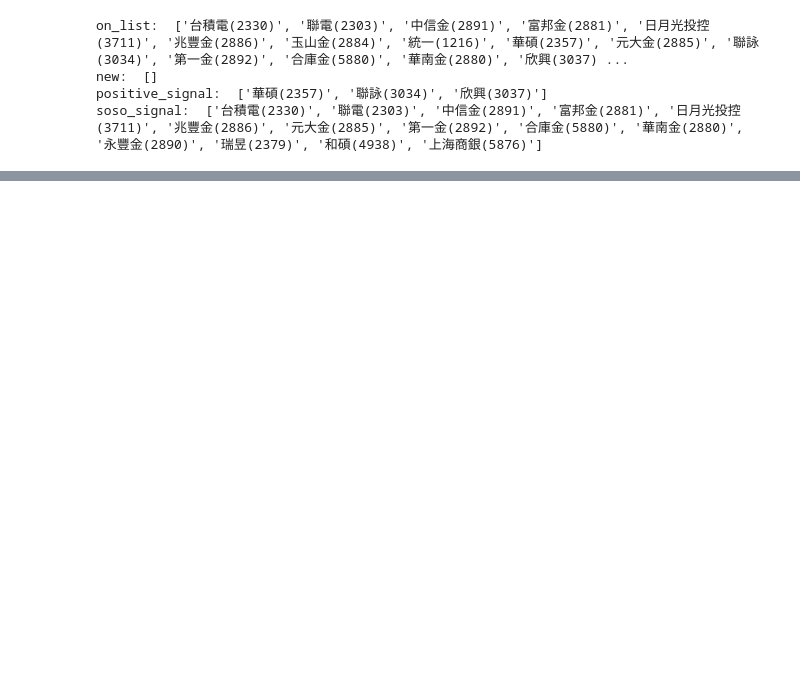
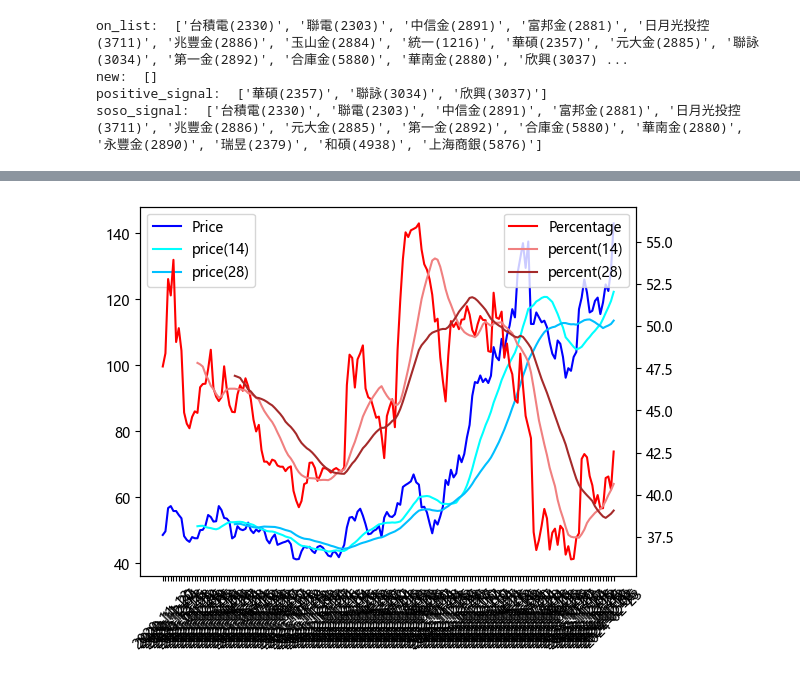
Before and after one commit to tsungyou/CDP_ZacksRank_TW1000, a Jupyter notebook: Daily/TW_stock_1000.ipynb, the cells around one changed output, grey strips where cells are left out. Cells and saved outputs as stored; diff of their text form; code cells hidden in the pictures; blank space fills up the shorter version.

```diff
--- a/Daily/TW_stock_1000.ipynb
+++ b/Daily/TW_stock_1000.ipynb
@@ -441,0 +418,26 @@ a = yf.download()
+# %%
+df = pd.DataFrame(par['1513']).T
+a = 14
+b = 28
+df['MA14_P'] = df['Percent'].rolling(window=a).mean()
+df['MA21_P'] = df['Percent'].rolling(window=b).mean()
+df['MA14_C'] = df['Close'].rolling(window=a).mean()
+df['MA21_C'] = df['Close'].rolling(window=b).mean()
+
+fig, ax = plt.subplots()
+ax.plot(df.index, df.Close, color = "b", label='Price')
+ax.plot(df.index, df.MA14_C, color = "aqua", label=f'price({a})')
+ax.plot(df.index, df.MA21_C, color = "deepskyblue", label=f'price({b})')
+ax1 = ax.twinx()
+
+ax1.plot(df.index, df.Percent, color = "r", label='Percentage')
+ax1.plot(df.index, df.MA14_P, color = "lightcoral", label=f'percent({a})')
+ax1.plot(df.index, df.MA21_P, color = "brown", label=f'percent({b})')
+
+
+ax.tick_params(axis='x', rotation=45)
+ax.legend()
+ax1.legend()
+plt.show()
+# %% [output]
+[figure, added]
```
Also changed, not shown: parts of 6 cells of this notebook, 14 other files.
